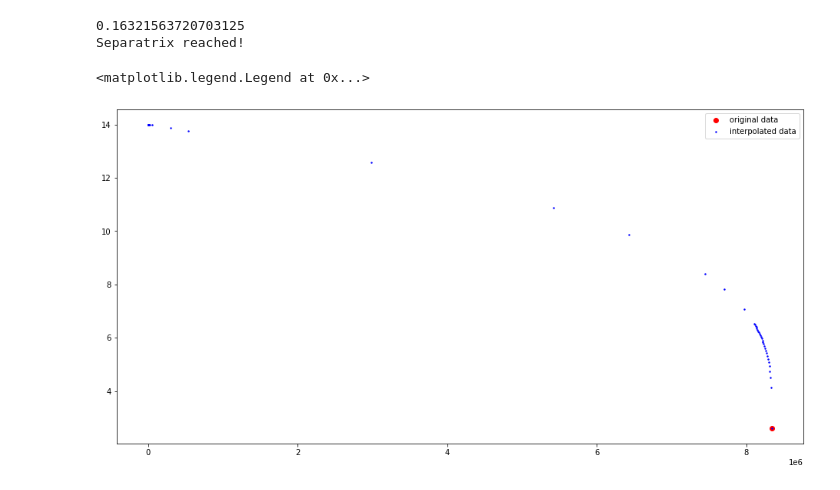
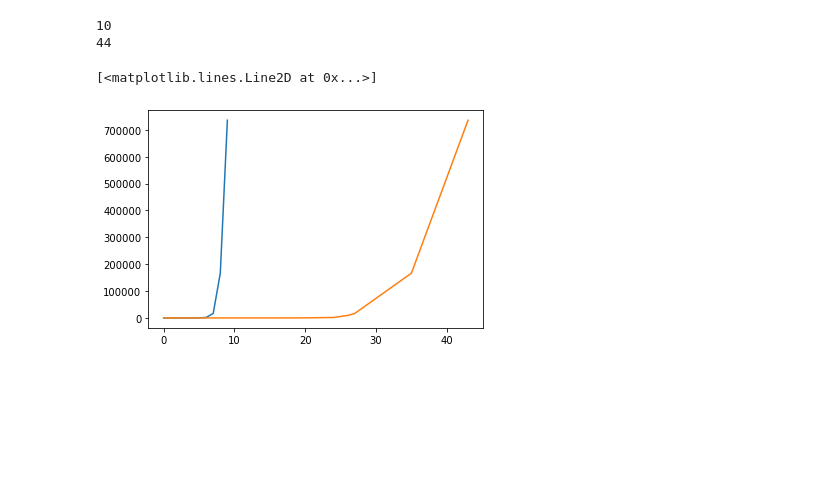
Before and after one commit to Shaun-F/GWGenerator, a Jupyter notebook: debugging/ODE_Solver.ipynb, the cells around one changed output. Drawn from its saved outputs; the diff is of its cells as text; code cells hidden in the pictures; blank space fills up the shorter version.

```diff
--- a/debugging/ODE_Solver.ipynb
+++ b/debugging/ODE_Solver.ipynb
@@ -120,10 +233,47 @@ axes[0].scatter(last_times, separatrix_list)
+# %%
+def tmpextend(arr,npoints):
+    assert len(arr)<=npoints, "Error: npoints must be equal to or larger than length of input array"
+    if npoints>len(arr):
+        newarr = [arr[0]]
+        remainder = npoints*len(arr)
+        for inx, i in enumerate(arr):
+            if inx<len(arr)-1:
+                newintpnts = int(floor(npoints/len(arr)))+1
+                newsec = np.linspace(arr[inx], arr[inx+1], newintpnts)[1:]
+                _=[newarr.append(i) for i in newsec]
+        remainderpoints=npoints-len(newarr)
+        arrend = newarr[-remainderpoints-2:]
+        arrendavgs = 1/2*(np.array(arrend)[1:] + np.array(arrend)[:-1])
+        newarrend = []
+        for i in range(len(arrend) + len(arrendavgs)):
+            if i%2 == 0:
+                newarrend.append(arrend[int(i/2)])
+            if i%2 == 1:
+                newarrend.append(arrendavgs[int((i-1)/2)])
+        newarr = newarr[:-remainderpoints-3]
+        _=[newarr.append(i) for i in newarrend]
+        return newarr
+    elif npoints==len(arr):
+        return arr
+# %%
+orig = resfalse[0][:10]
+new = tmpextend(orig, 44)
+print(len(orig))
+print(len(new))
+plt.plot(orig)
+plt.plot(new)
+# %% [output]
+10
+44
+[<matplotlib.lines.Line2D at 0x...>]
+[figure, added]
 # %%
 e0=0.2
-p0=14
+p0=10
 y0=[p0,e0,0,0,0]
-npoints=50
+npoints=100
 
-fun = PN(M,m)
+fun = PN(M,m, DeltaEFlux = deltaC["E"], DeltaLFlux = deltaC["L"])
 t_start = 0
 t_stop = 11* YRSID_SI / (M * MTSUN_SI)
 t_res = t_stop/npoints
@@ -145,9 +295,9 @@ def __integration_event_tracker_eccentricity(_, y_vec):
     x_shift = (1-eps**2)/(2*(eps+1))
     y_shift = (eps+x_shift)**2
     res = y_shift - (ecc-x_shift)**2
-    if res<=0:
-        holder.exit_reason = "Eccentricity exceeded bounds"
-    return res
+    #if res<=0:
+      #  holder.exit_reason = "Eccentricity exceeded bounds"
+    return 1
 
 def __integration_event_tracker_semilatus_rectum(_, y_vec):
     p = y_vec[0]
@@ -184,29 +334,9 @@ __integration_event_trackers = [__integration_event_tracker_eccentricity,
                                                         __integration_event_tracker_semilatus_rectum,
                                                         __integration_event_tracker_pFlux]
 
-aa=time.time()
-res=solve_ivp(fun, t_span, y0, method="DOP853", dense_output=True,events = __integration_event_trackers, max_step = max_step_size)
-print(time.time()-aa)
-print(holder.exit_reason)
+res=solve_ivp(fun, t_span, y0, method="DOP853",events = __integration_event_trackers)
+
 
 t = res["t"]
 p,e,phiphi,phitheta,phir = res["y"]
 x=np.ones_like(p)
-# %% [output]
-0.16321563720703125
-Separatrix reached!
-# %%
-t = res["t"]
-new_time_domain=IncreaseArrayDensity(t,npoints)
-
-f = plt.figure(figsize=(16,8))
-#plt.scatter(t,p, color="brown", label="Original Data")
-plt.scatter(t[-1], fun.separatrix_cutoff, color="red", label="original data")
-
-interp = res["sol"]
-newdata = interp(new_time_domain)
-plt.scatter(new_time_domain, newdata[0], color="blue", label="interpolated data",s=2)
-plt.legend()
-# %% [output]
-<matplotlib.legend.Legend at 0x...>
-[figure, removed]
```
Also changed, not shown: parts of 10 cells of this notebook, 4 other files.
